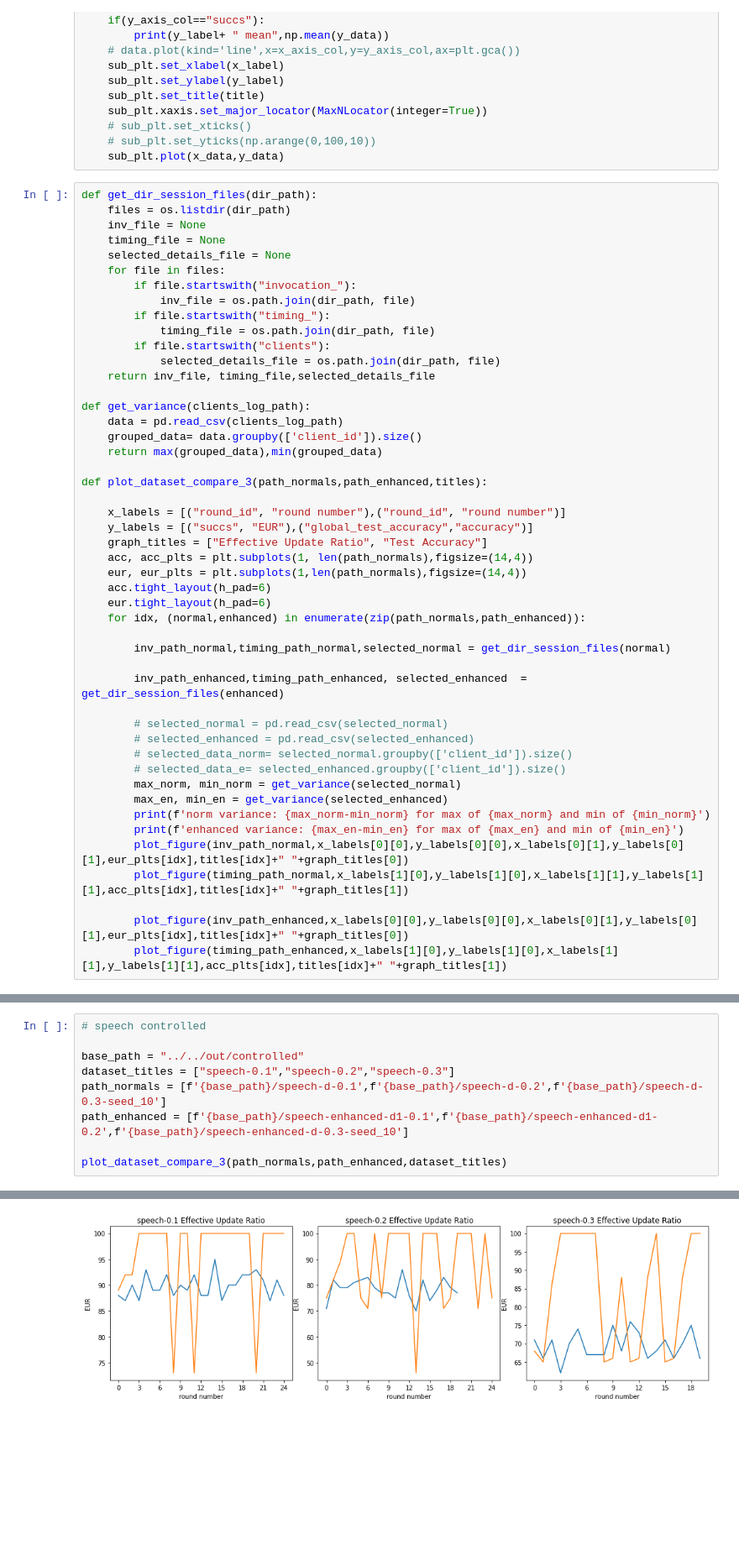
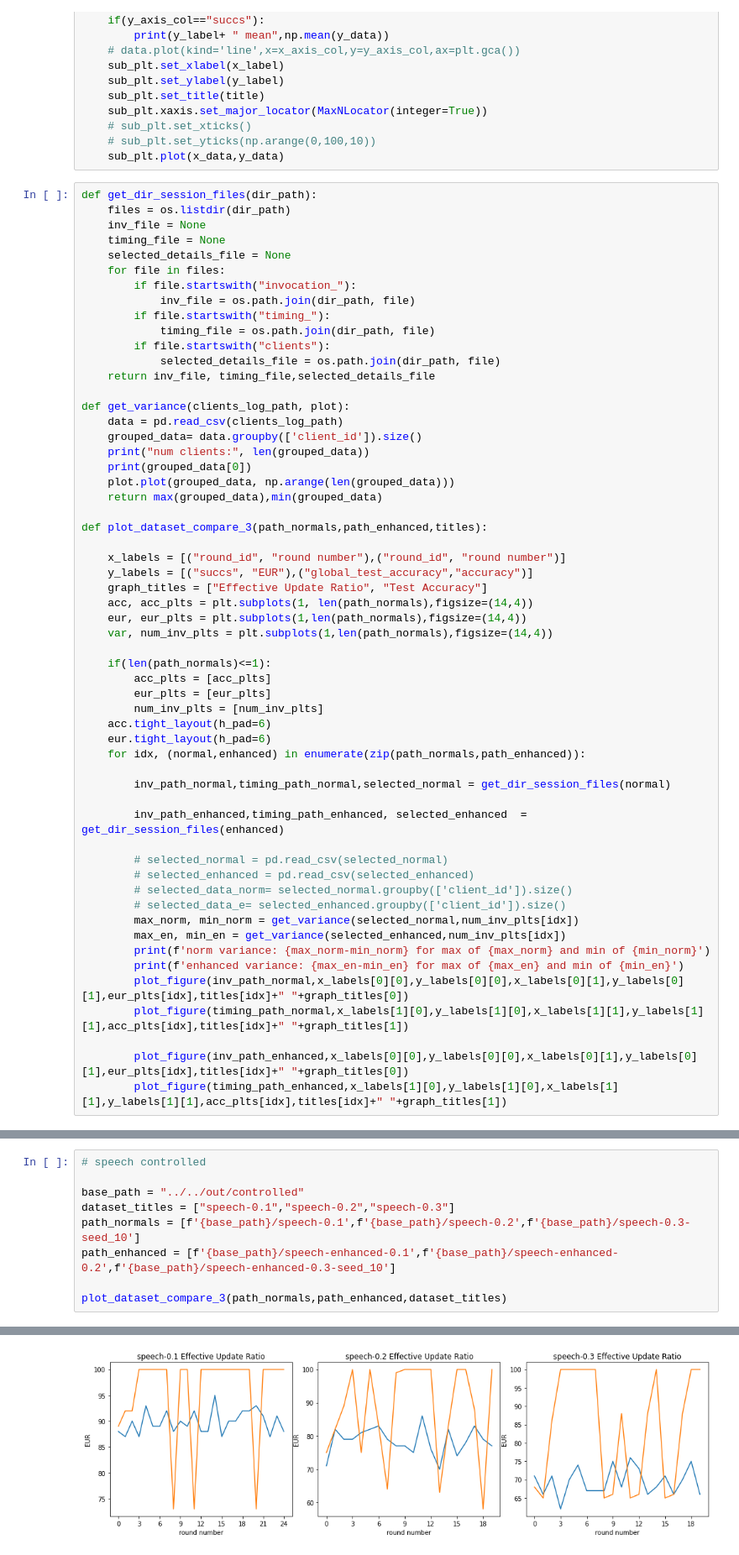
Before and after one commit to Serverless-Federated-Learning/FedLesScan, a Jupyter notebook: experiment/plots/eur.ipynb, the cells around one changed output, grey strips where cells are left out. Shown at 84% size. Saved outputs shown, nothing was run; the diff lists cells and outputs as text; blank space fills up the shorter version.

Commit message:
strategy enhancement and graphs

```diff
--- a/experiment/plots/eur.ipynb
+++ b/experiment/plots/eur.ipynb
@@ -33,9 +33,12 @@ def get_dir_session_files(dir_path):
             selected_details_file = os.path.join(dir_path, file)
     return inv_file, timing_file,selected_details_file
 
-def get_variance(clients_log_path):
+def get_variance(clients_log_path, plot):
     data = pd.read_csv(clients_log_path)
     grouped_data= data.groupby(['client_id']).size()
+    print("num clients:", len(grouped_data))
+    print(grouped_data[0])
+    plot.plot(grouped_data, np.arange(len(grouped_data)))
     return max(grouped_data),min(grouped_data)
 
 def plot_dataset_compare_3(path_normals,path_enhanced,titles):
@@ -45,6 +48,12 @@ def plot_dataset_compare_3(path_normals,path_enhanced,titles):
     graph_titles = ["Effective Update Ratio", "Test Accuracy"]
     acc, acc_plts = plt.subplots(1, len(path_normals),figsize=(14,4))
     eur, eur_plts = plt.subplots(1,len(path_normals),figsize=(14,4))
+    var, num_inv_plts = plt.subplots(1,len(path_normals),figsize=(14,4))
+
+    if(len(path_normals)<=1):
+        acc_plts = [acc_plts]
+        eur_plts = [eur_plts]
+        num_inv_plts = [num_inv_plts]
     acc.tight_layout(h_pad=6)
     eur.tight_layout(h_pad=6)
     for idx, (normal,enhanced) in enumerate(zip(path_normals,path_enhanced)):
@@ -57,8 +66,8 @@ def plot_dataset_compare_3(path_normals,path_enhanced,titles):
         # selected_enhanced = pd.read_csv(selected_enhanced)
         # selected_data_norm= selected_normal.groupby(['client_id']).size()
         # selected_data_e= selected_enhanced.groupby(['client_id']).size()
-        max_norm, min_norm = get_variance(selected_normal)
-        max_en, min_en = get_variance(selected_enhanced)
+        max_norm, min_norm = get_variance(selected_normal,num_inv_plts[idx])
+        max_en, min_en = get_variance(selected_enhanced,num_inv_plts[idx])
         print(f'norm variance: {max_norm-min_norm} for max of {max_norm} and min of {min_norm}')
         print(f'enhanced variance: {max_en-min_en} for max of {max_en} and min of {min_en}')
         plot_figure(inv_path_normal,x_labels[0][0],y_labels[0][0],x_labels[0][1],y_labels[0][1],eur_plts[idx],titles[idx]+" "+graph_titles[0])
@@ -150,8 +235,8 @@ EUR mean 90.0
 
 base_path = "../../out/controlled"
 dataset_titles = ["speech-0.1","speech-0.2","speech-0.3"]
-path_normals = [f'{base_path}/speech-d-0.1',f'{base_path}/speech-d-0.2',f'{base_path}/speech-d-0.3-seed_10']
-path_enhanced = [f'{base_path}/speech-enhanced-d1-0.1',f'{base_path}/speech-enhanced-d1-0.2',f'{base_path}/speech-enhanced-d-0.3-seed_10']
+path_normals = [f'{base_path}/speech-0.1',f'{base_path}/speech-0.2',f'{base_path}/speech-0.3-seed_10']
+path_enhanced = [f'{base_path}/speech-enhanced-0.1',f'{base_path}/speech-enhanced-0.2',f'{base_path}/speech-enhanced-0.3-seed_10']
 
 plot_dataset_compare_3(path_normals,path_enhanced,dataset_titles)
 # %% [output]
@@ -171 +261 @@ EUR mean 83.8
-[figure, old version]
+[figure, new version]
```
Also changed, not shown: parts of 9 cells of this notebook, 1 other file.
